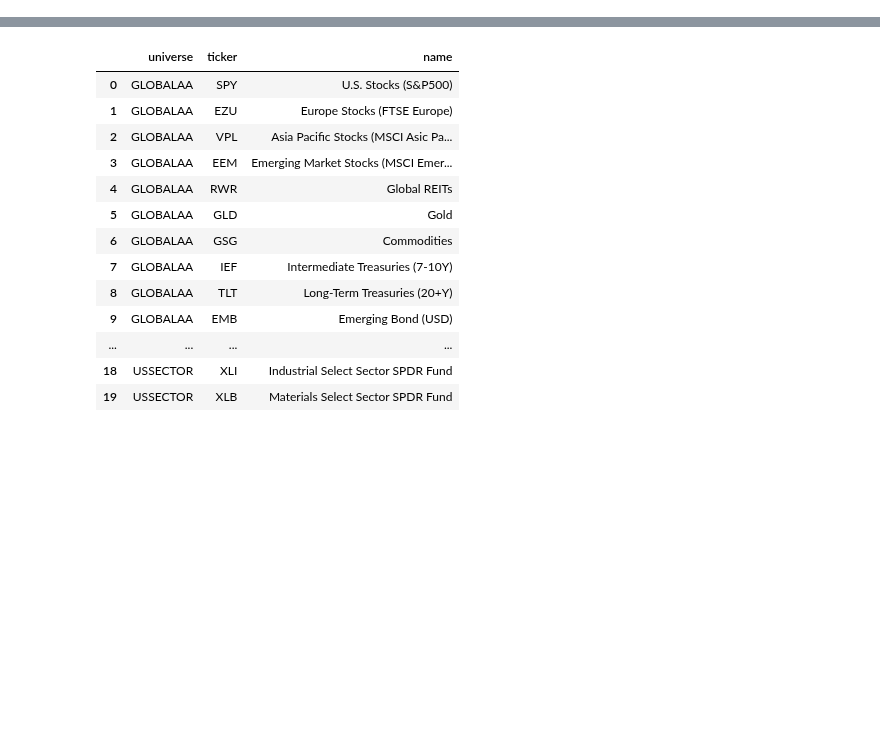
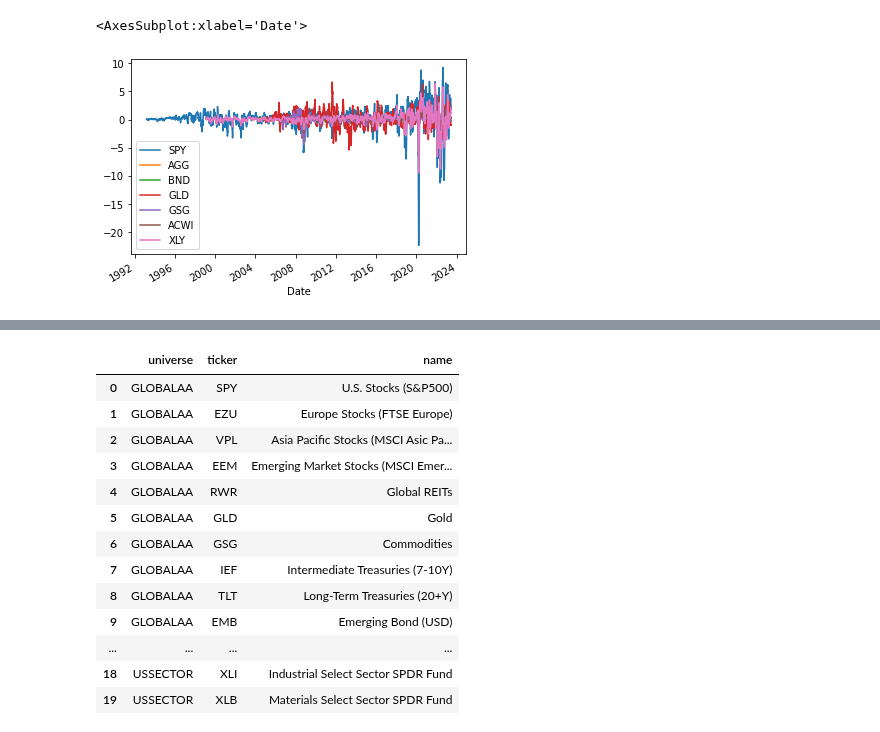
Before and after one commit to HTF1125/RobertLab, a Jupyter notebook: test.ipynb, the cells around one changed output, grey strips where cells are left out. Cells and saved outputs as stored; diff of their text form; code cells hidden in the pictures; blank space fills up the shorter version.

```diff
--- a/test.ipynb
+++ b/test.ipynb
@@ -58,0 +28,8 @@ metrics.to_multi_factor(factors=data).dropna()
+# %%
+(
+    prices.ewm(span=12, min_periods=12).mean()
+    - prices.ewm(span=26, min_periods=26).mean()
+).plot()
+# %% [output]
+<AxesSubplot:xlabel='Date'>
+[figure, added]
```
Also changed, not shown: parts of 12 cells of this notebook, 4 other files.
